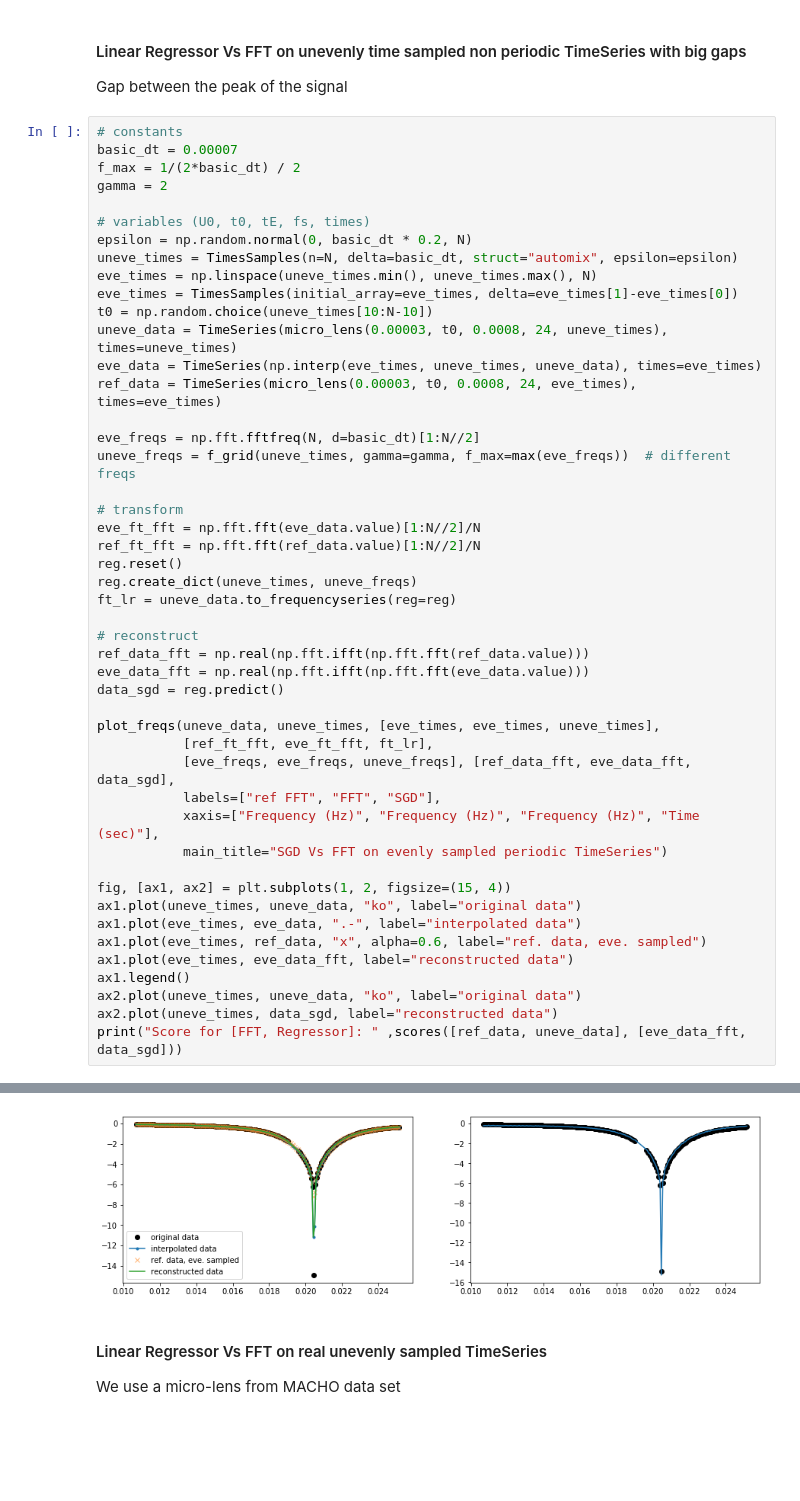
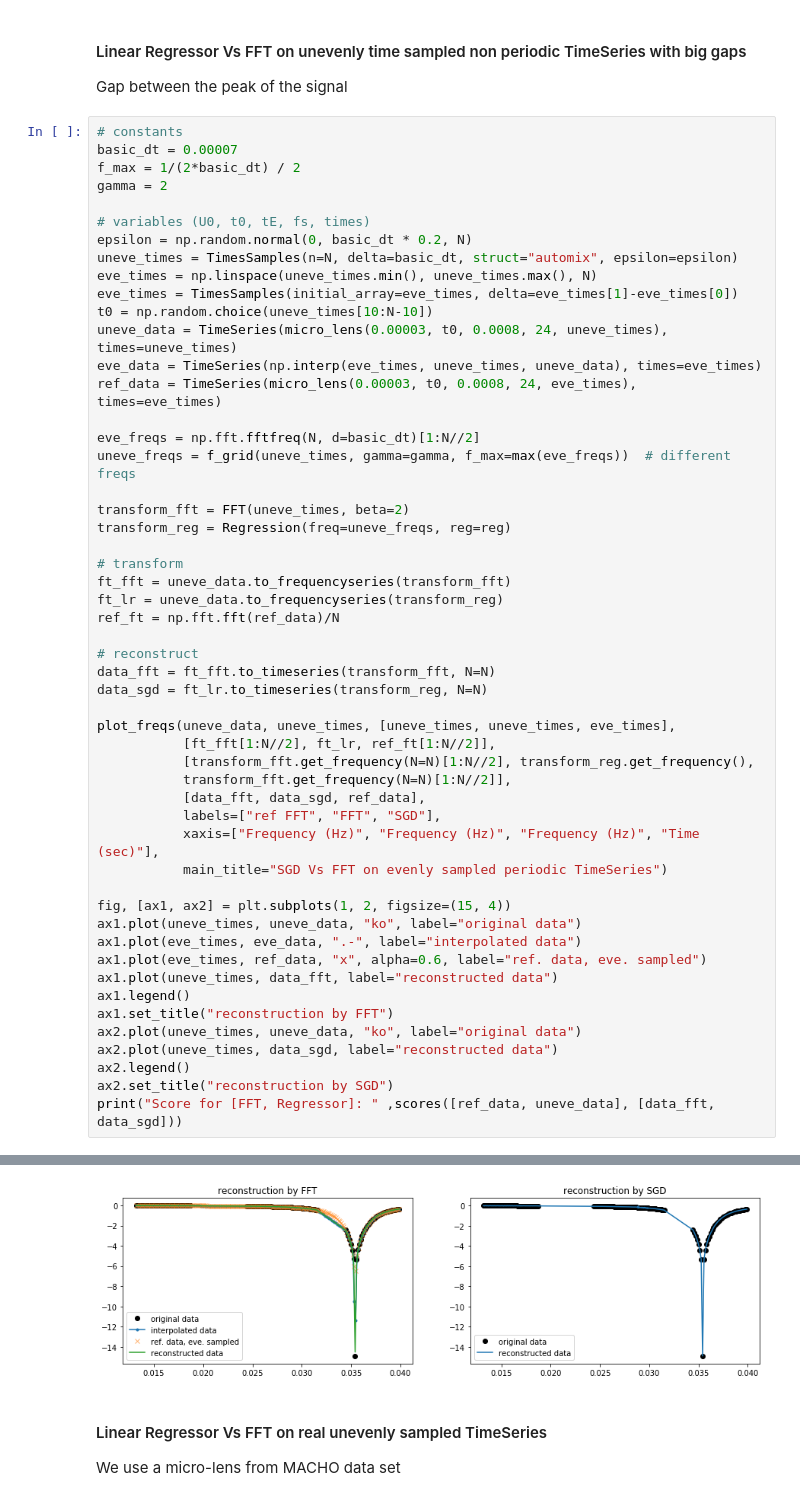
Before and after one commit to frmunozz/IrregularMatchedFilter, a Jupyter notebook: notebooks/sanityChecks/CalculatingFourierTransform.ipynb, the cells around one changed output, grey strips where cells are left out. Drawn from its saved outputs; the diff is of its cells as text; blank space fills up the shorter version.

Commit message:
updated notebook to work using transform object

```diff
--- a/notebooks/sanityChecks/CalculatingFourierTransform.ipynb
+++ b/notebooks/sanityChecks/CalculatingFourierTransform.ipynb
@@ -207,21 +213,23 @@ ref_data = TimeSeries(micro_lens(0.00003, t0, 0.0008, 24, eve_times), times=eve_
 eve_freqs = np.fft.fftfreq(N, d=basic_dt)[1:N//2]
 uneve_freqs = f_grid(uneve_times, gamma=gamma, f_max=max(eve_freqs))  # different freqs
 
+transform_fft = FFT(uneve_times, beta=2)
+transform_reg = Regression(freq=uneve_freqs, reg=reg)
+
 # transform
-eve_ft_fft = np.fft.fft(eve_data.value)[1:N//2]/N
-ref_ft_fft = np.fft.fft(ref_data.value)[1:N//2]/N
-reg.reset()
-reg.create_dict(uneve_times, uneve_freqs)
-ft_lr = uneve_data.to_frequencyseries(reg=reg)
+ft_fft = uneve_data.to_frequencyseries(transform_fft)
+ft_lr = uneve_data.to_frequencyseries(transform_reg)
+ref_ft = np.fft.fft(ref_data)/N
 
 # reconstruct
-ref_data_fft = np.real(np.fft.ifft(np.fft.fft(ref_data.value)))
-eve_data_fft = np.real(np.fft.ifft(np.fft.fft(eve_data.value)))
-data_sgd = reg.predict()
+data_fft = ft_fft.to_timeseries(transform_fft, N=N)
+data_sgd = ft_lr.to_timeseries(transform_reg, N=N)
 
-plot_freqs(uneve_data, uneve_times, [eve_times, eve_times, uneve_times],
-           [ref_ft_fft, eve_ft_fft, ft_lr],
-           [eve_freqs, eve_freqs, uneve_freqs], [ref_data_fft, eve_data_fft, data_sgd],
+plot_freqs(uneve_data, uneve_times, [uneve_times, uneve_times, eve_times],
+           [ft_fft[1:N//2], ft_lr, ref_ft[1:N//2]],
+           [transform_fft.get_frequency(N=N)[1:N//2], transform_reg.get_frequency(),
+           transform_fft.get_frequency(N=N)[1:N//2]],
+           [data_fft, data_sgd, ref_data],
            labels=["ref FFT", "FFT", "SGD"],
            xaxis=["Frequency (Hz)", "Frequency (Hz)", "Frequency (Hz)", "Time (sec)"],
            main_title="SGD Vs FFT on evenly sampled periodic TimeSeries")
@@ -230,9 +238,12 @@ fig, [ax1, ax2] = plt.subplots(1, 2, figsize=(15, 4))
 ax1.plot(uneve_times, uneve_data, "ko", label="original data")
 ax1.plot(eve_times, eve_data, ".-", label="interpolated data")
 ax1.plot(eve_times, ref_data, "x", alpha=0.6, label="ref. data, eve. sampled")
-ax1.plot(eve_times, eve_data_fft, label="reconstructed data")
+ax1.plot(uneve_times, data_fft, label="reconstructed data")
 ax1.legend()
+ax1.set_title("reconstruction by FFT")
 ax2.plot(uneve_times, uneve_data, "ko", label="original data")
 ax2.plot(uneve_times, data_sgd, label="reconstructed data")
-print("Score for [FFT, Regressor]: " ,scores([ref_data, uneve_data], [eve_data_fft, data_sgd]))
+ax2.legend()
+ax2.set_title("reconstruction by SGD")
+print("Score for [FFT, Regressor]: " ,scores([ref_data, uneve_data], [data_fft, data_sgd]))
 # %% [output]
@@ -241,4 +252,4 @@ Score for [FFT, Regressor]:  [0.9222439432550423, 0.9969902802655723]
-[figure, old version]
+[figure, new version]
 # %% [markdown]
 #### Linear Regressor Vs FFT on real unevenly sampled TimeSeries
 
```
Also changed, not shown: parts of 10 cells of this notebook.
